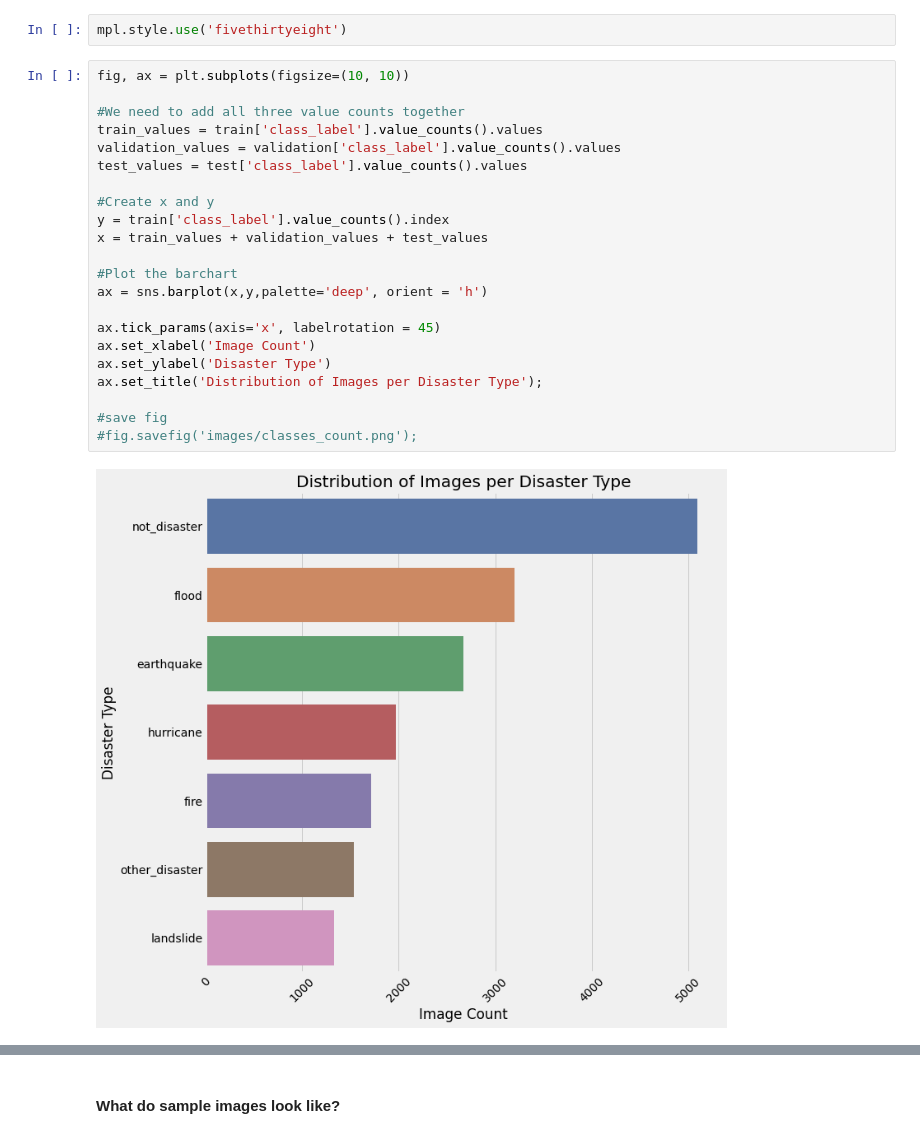
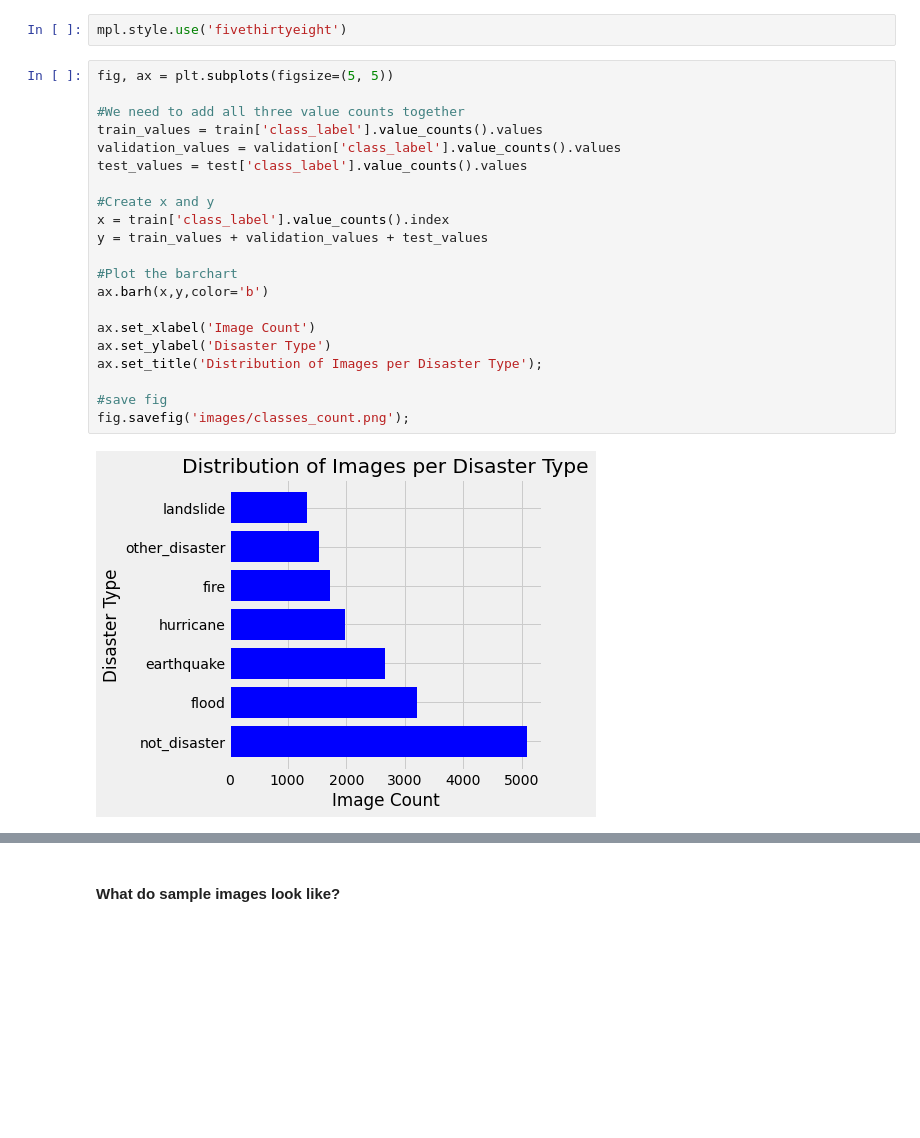
Before and after one commit to ryanreilly/phase_5_capstone, a Jupyter notebook: final_notebook.ipynb, the cells around one changed output, grey strips where cells are left out. Saved outputs shown, nothing was run; the diff lists cells and outputs as text; blank space fills up the shorter version.

```diff
--- a/final_notebook.ipynb
+++ b/final_notebook.ipynb
@@ -102,26 +102,25 @@ test_dir = '../data/test'
 # %%
 mpl.style.use('fivethirtyeight')
 # %%
-fig, ax = plt.subplots(figsize=(10, 10))
+fig, ax = plt.subplots(figsize=(5, 5))
 
 #We need to add all three value counts together
 train_values = train['class_label'].value_counts().values
 validation_values = validation['class_label'].value_counts().values
 test_values = test['class_label'].value_counts().values
 
 #Create x and y
-y = train['class_label'].value_counts().index
-x = train_values + validation_values + test_values
+x = train['class_label'].value_counts().index
+y = train_values + validation_values + test_values
 
 #Plot the barchart
-ax = sns.barplot(x,y,palette='deep', orient = 'h')
+ax.barh(x,y,color='b')
 
-ax.tick_params(axis='x', labelrotation = 45)
 ax.set_xlabel('Image Count')
 ax.set_ylabel('Disaster Type')
 ax.set_title('Distribution of Images per Disaster Type');
 
 #save fig
-#fig.savefig('images/classes_count.png');
+fig.savefig('images/classes_count.png');
 # %% [output]
-[figure, old version]
+[figure, new version]
```
Also changed, not shown: parts of 16 cells of this notebook.
